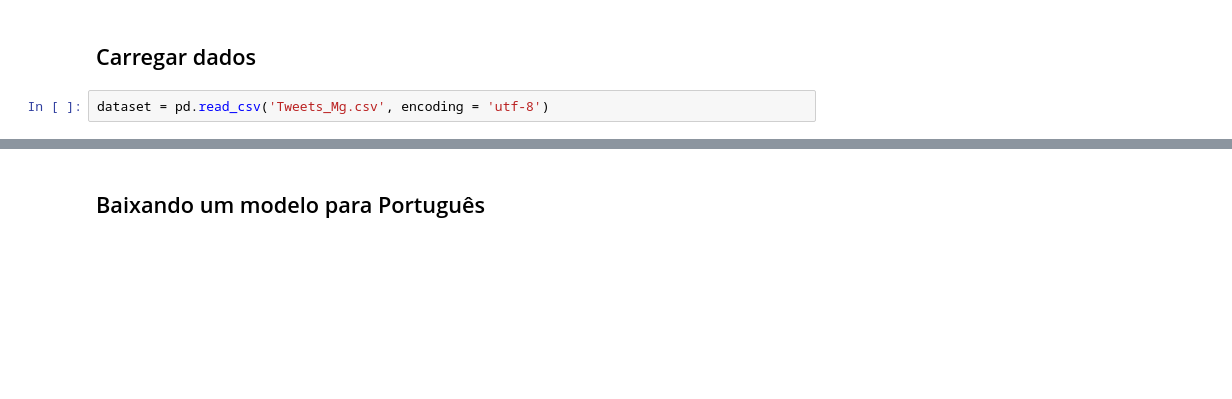
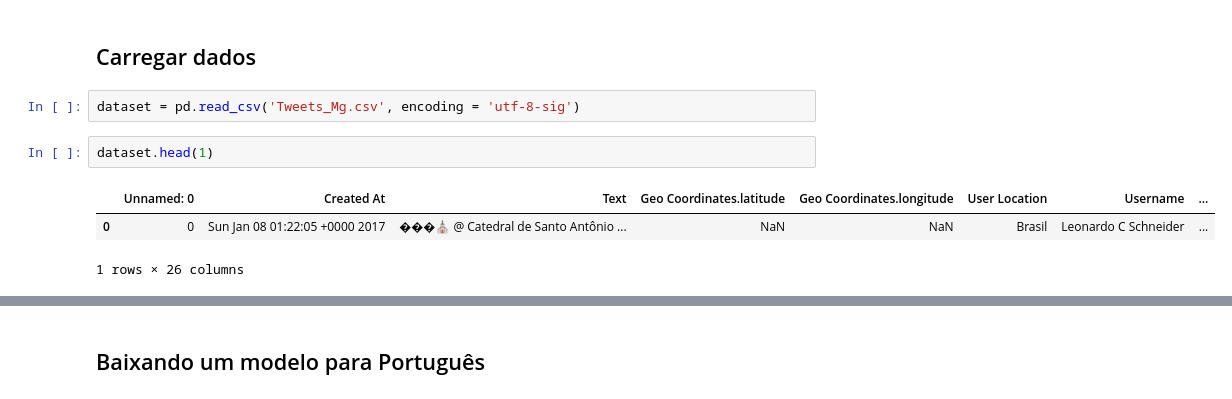
Before and after one commit to H2IA/escola-de-inverno-2022, a Jupyter notebook: notebooks/Escola_de_Inverno_2022_PLN_Tarefa_Prática.ipynb, the cells around one changed output, grey strips where cells are left out. Cells and saved outputs as stored; diff of their text form; blank space fills up the shorter version.

```diff
--- a/notebooks/Escola_de_Inverno_2022_PLN_Tarefa_Prática.ipynb
+++ b/notebooks/Escola_de_Inverno_2022_PLN_Tarefa_Prática.ipynb
@@ -32,4 +32,10 @@ import pandas as pd
 # %% [markdown]
 ## Carregar dados
 # %%
-dataset = pd.read_csv('Tweets_Mg.csv', encoding = 'utf-8')
+dataset = pd.read_csv('Tweets_Mg.csv', encoding = 'utf-8-sig')
+# %%
+dataset.head(1)
+# %% [output]
+|  | Unnamed: 0 | Created At | Text | Geo Coordinates.latitude | Geo Coordinates.longitude | User Location | Username | ... |
+| 0 | 0 | Sun Jan 08 01:22:05 +0000 2017 | ���⛪ @ Catedral de Santo Antônio ... | NaN | NaN | Brasil | Leonardo C Schneider | ... |
+1 rows × 26 columns
```
Also changed, not shown: parts of 2 cells of this notebook.
